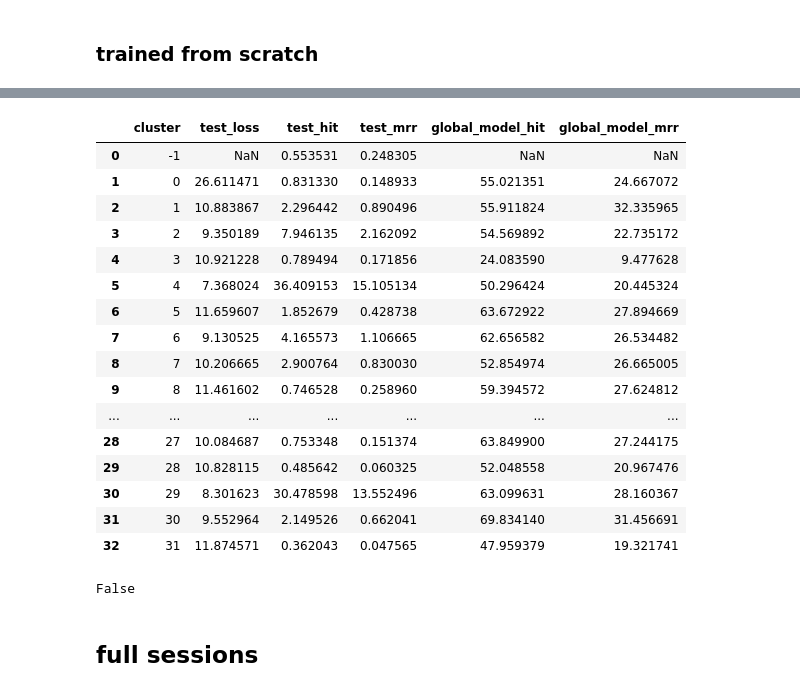
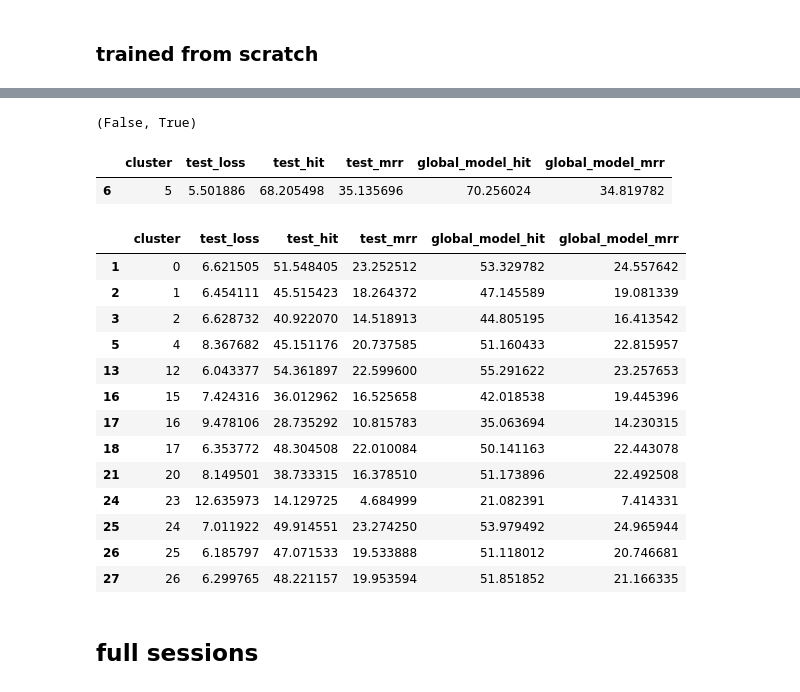
Before and after one commit to kpuchalskixiv/GNN_Master, a Jupyter notebook: srgnn/test_gm_switch_case.ipynb, the cells around one changed output, grey strips where cells are left out. Saved outputs shown, nothing was run; the diff lists cells and outputs as text; code cells hidden in the pictures.

Commit message:
switch case works with finetuning, GMM clustering seems to be a good idea

```diff
--- a/srgnn/test_gm_switch_case.ipynb
+++ b/srgnn/test_gm_switch_case.ipynb
@@ -46,5 +49,6 @@ model=SRGNN_model.load_from_checkpoint(f"./GNN_master/{global_run_id.split('-')[
 # %%
-with open(f'./gmm_32_kmeans_{opt.hiddenSize}.gmm', 'rb') as gmm_file:
+#with open(f'./gmm_all_32_k-means++_{opt.hiddenSize}.gmm', 'rb') as gmm_file:
+with open(f'./gmm_better_32_k-means++_{opt.hiddenSize}.gmm', 'rb') as gmm_file:
     gm=pickle.load(gmm_file)
 #    session_labels=gm.predict(session_emb)
 # %%
@@ -106,7 +103,7 @@ runs_df['cluster']=runs_df.Name.map(lambda x: int(x.split('_')[-1]))
 # %% [markdown]
 ### trained from scratch
 # %%
-runs_df=pd.read_csv('./wandb_export_gm_all_runs.csv')
+runs_df=pd.read_csv('./wandb_export_raw_all.csv')
 runs_df['cluster']=runs_df.Name.map(lambda x: int(x.split('_')[-1]))
 # %%
 cluster_results=[]
@@ -163,27 +179,29 @@ cluster_results=pd.DataFrame(cluster_results)
-# %%
-cluster_results
-# %% [output]
-|  | cluster | test_loss | test_hit | test_mrr | global_model_hit | global_model_mrr |
-| 0 | -1 | NaN | 0.553531 | 0.248305 | NaN | NaN |
-| 1 | 0 | 26.611471 | 0.831330 | 0.148933 | 55.021351 | 24.667072 |
-| 2 | 1 | 10.883867 | 2.296442 | 0.890496 | 55.911824 | 32.335965 |
-| 3 | 2 | 9.350189 | 7.946135 | 2.162092 | 54.569892 | 22.735172 |
-| 4 | 3 | 10.921228 | 0.789494 | 0.171856 | 24.083590 | 9.477628 |
-| 5 | 4 | 7.368024 | 36.409153 | 15.105134 | 50.296424 | 20.445324 |
-| 6 | 5 | 11.659607 | 1.852679 | 0.428738 | 63.672922 | 27.894669 |
-| 7 | 6 | 9.130525 | 4.165573 | 1.106665 | 62.656582 | 26.534482 |
-| 8 | 7 | 10.206665 | 2.900764 | 0.830030 | 52.854974 | 26.665005 |
-| 9 | 8 | 11.461602 | 0.746528 | 0.258960 | 59.394572 | 27.624812 |
-| ... | ... | ... | ... | ... | ... | ... |
-| 28 | 27 | 10.084687 | 0.753348 | 0.151374 | 63.849900 | 27.244175 |
-| 29 | 28 | 10.828115 | 0.485642 | 0.060325 | 52.048558 | 20.967476 |
-| 30 | 29 | 8.301623 | 30.478598 | 13.552496 | 63.099631 | 28.160367 |
-| 31 | 30 | 9.552964 | 2.149526 | 0.662041 | 69.834140 | 31.456691 |
-| 32 | 31 | 11.874571 | 0.362043 | 0.047565 | 47.959379 | 19.321741 |
 # %%
-(cluster_results.test_hit>cluster_results.global_model_hit).any()
+(cluster_results.test_hit>cluster_results.global_model_hit).any(), (cluster_results.test_mrr>cluster_results.global_model_mrr).any()
 # %% [output]
-False
+(False, True)
+# %%
+cluster_results.iloc[np.arange(cluster_results.shape[0])[cluster_results.test_mrr>cluster_results.global_model_mrr]]
+# %% [output]
+|  | cluster | test_loss | test_hit | test_mrr | global_model_hit | global_model_mrr |
+| 6 | 5 | 5.501886 | 68.205498 | 35.135696 | 70.256024 | 34.819782 |
+# %%
+cluster_results.loc[cluster_results.global_model_hit<100*np.average(hit)]
+# %% [output]
+|  | cluster | test_loss | test_hit | test_mrr | global_model_hit | global_model_mrr |
+| 1 | 0 | 6.621505 | 51.548405 | 23.252512 | 53.329782 | 24.557642 |
+| 2 | 1 | 6.454111 | 45.515423 | 18.264372 | 47.145589 | 19.081339 |
+| 3 | 2 | 6.628732 | 40.922070 | 14.518913 | 44.805195 | 16.413542 |
+| 5 | 4 | 8.367682 | 45.151176 | 20.737585 | 51.160433 | 22.815957 |
+| 13 | 12 | 6.043377 | 54.361897 | 22.599600 | 55.291622 | 23.257653 |
+| 16 | 15 | 7.424316 | 36.012962 | 16.525658 | 42.018538 | 19.445396 |
+| 17 | 16 | 9.478106 | 28.735292 | 10.815783 | 35.063694 | 14.230315 |
+| 18 | 17 | 6.353772 | 48.304508 | 22.010084 | 50.141163 | 22.443078 |
+| 21 | 20 | 8.149501 | 38.733315 | 16.378510 | 51.173896 | 22.492508 |
+| 24 | 23 | 12.635973 | 14.129725 | 4.684999 | 21.082391 | 7.414331 |
+| 25 | 24 | 7.011922 | 49.914551 | 23.274250 | 53.979492 | 24.965944 |
+| 26 | 25 | 6.185797 | 47.071533 | 19.533888 | 51.118012 | 20.746681 |
+| 27 | 26 | 6.299765 | 48.221157 | 19.953594 | 51.851852 | 21.166335 |
 # %% [markdown]
 ## full sessions
 # %%
```
Also changed, not shown: parts of 20 cells of this notebook, 3 other files.
